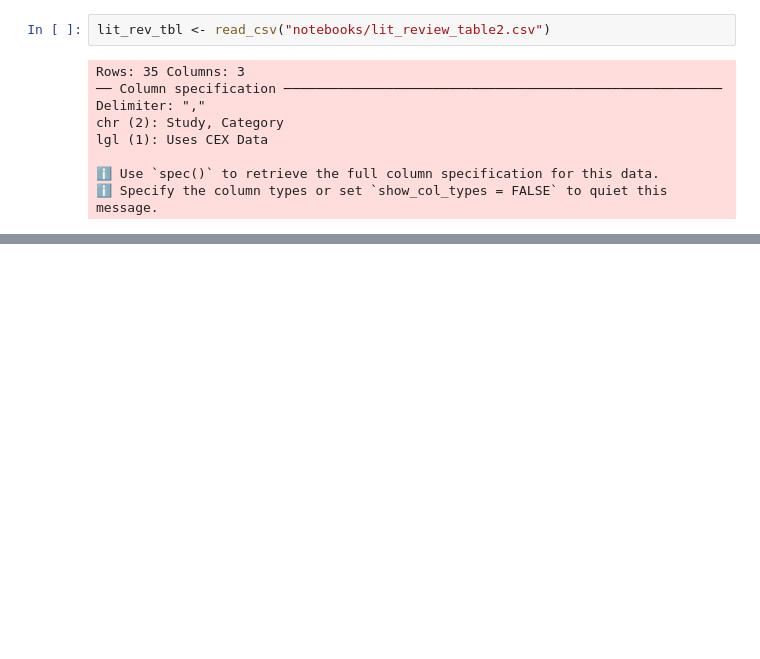
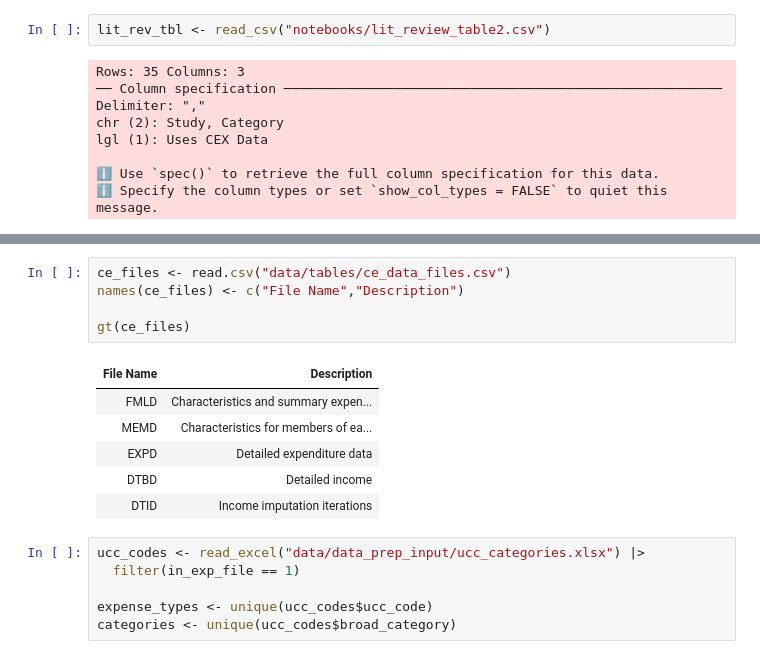
Before and after one commit to KamrynMansfield/transpo_budget_ces, a Jupyter notebook: index.embed.ipynb, the cells around one changed output, grey strips where cells are left out. Cells and saved outputs as stored; diff of their text form; blank space fills up the shorter version.

```diff
--- a/index.embed.ipynb
+++ b/index.embed.ipynb
@@ -2033,0 +208,18 @@ create_nice_covariate_tbl(final_model, lcm_data, covariates)
+# %%
+ce_files <- read.csv("data/tables/ce_data_files.csv")
+names(ce_files) <- c("File Name","Description")
+
+gt(ce_files)
+# %% [output]
+| File Name | Description |
+| FMLD | Characteristics and summary expen... |
+| MEMD | Characteristics for members of ea... |
+| EXPD | Detailed expenditure data |
+| DTBD | Detailed income |
+| DTID | Income imputation iterations |
+# %%
+ucc_codes <- read_excel("data/data_prep_input/ucc_categories.xlsx") |>
+  filter(in_exp_file == 1)
+
+expense_types <- unique(ucc_codes$ucc_code)
+categories <- unique(ucc_codes$broad_category)
```
Also changed, not shown: parts of 11 cells of this notebook, 28 other files.
